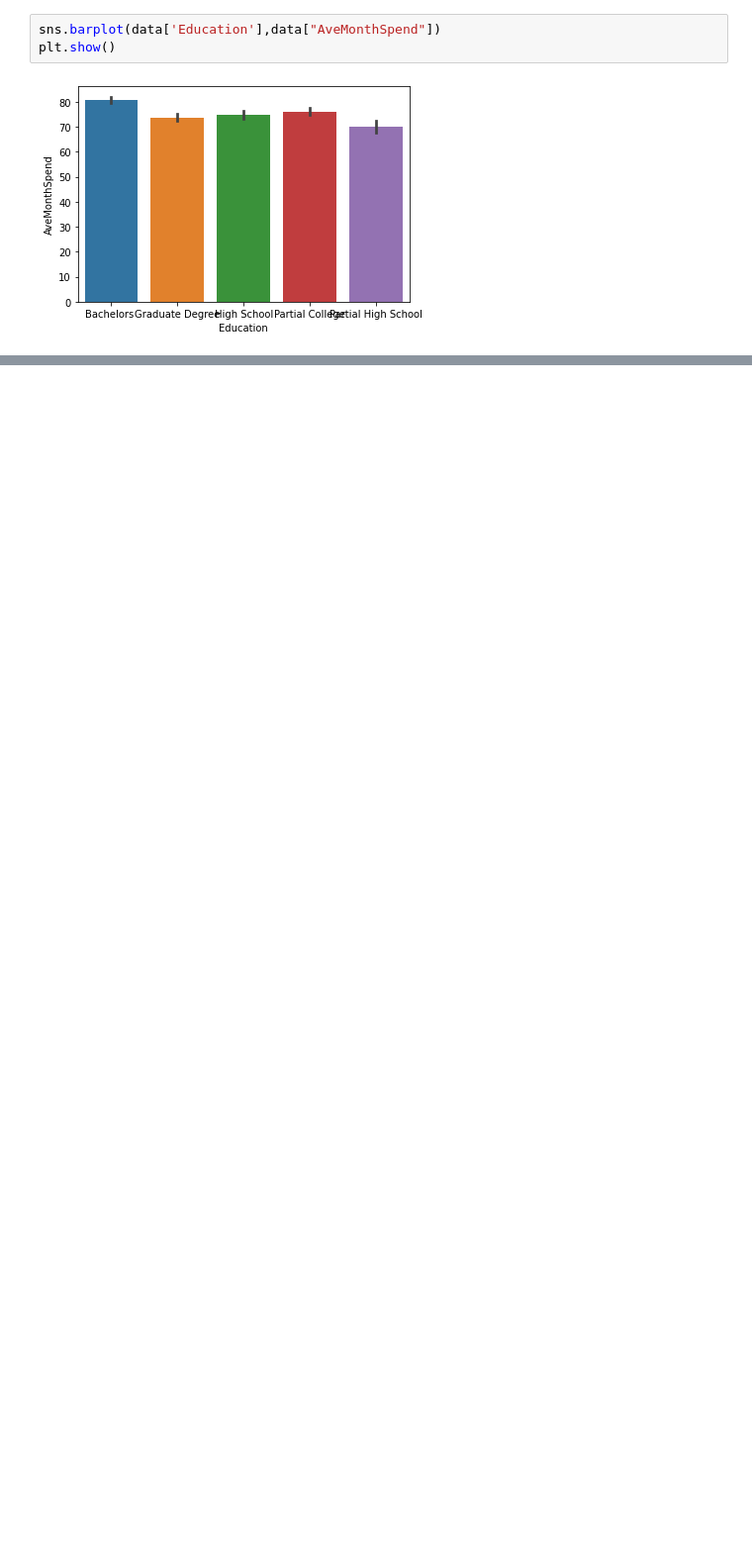
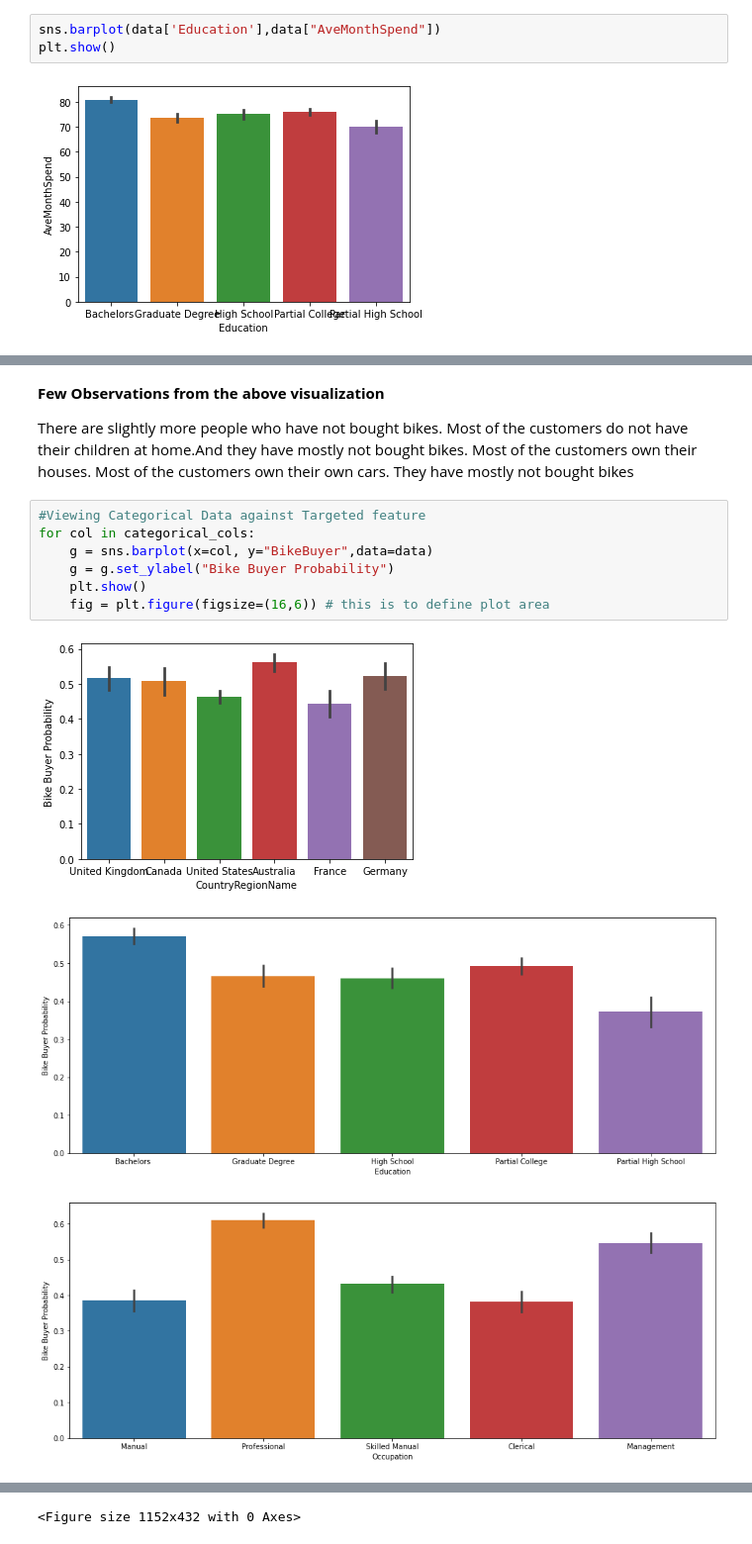
Before and after one commit to mercyIfeoluwa/Technidus-Machine-Learning-Comptition, a Jupyter notebook: Prediction_of_Customer's_Purchase_Behaviour.ipynb, the cells around one changed output, grey strips where cells are left out. Shown: that part at 99% size. Saved outputs shown, nothing was run; the diff lists cells and outputs as text; blank space fills up the shorter version.

```diff
--- a/Prediction_of_Customer's_Purchase_Behaviour.ipynb
+++ b/Prediction_of_Customer's_Purchase_Behaviour.ipynb
@@ -293,0 +341,18 @@ for col in categorical_cols:
+# %% [markdown]
+**Few Observations from the above visualization**
+
+There are slightly more people who have not bought bikes.
+Most of the customers do not have their children at home.And they have mostly not bought bikes.
+Most of the customers own their houses.
+Most of the customers own their own cars. They have mostly not bought bikes
+# %%
+#Viewing Categorical Data against Targeted feature
+for col in categorical_cols:
+    g = sns.barplot(x=col, y="BikeBuyer",data=data)
+    g = g.set_ylabel("Bike Buyer Probability")
+    plt.show()
+    fig = plt.figure(figsize=(16,6)) # this is to define plot area
+# %% [output]
+[figure, added]
+[figure, added]
+[figure, added]
@@ -293,0 +364 @@ for col in categorical_cols:
+<Figure size 1152x432 with 0 Axes>
```
Also changed, not shown: parts of 40 cells of this notebook.
